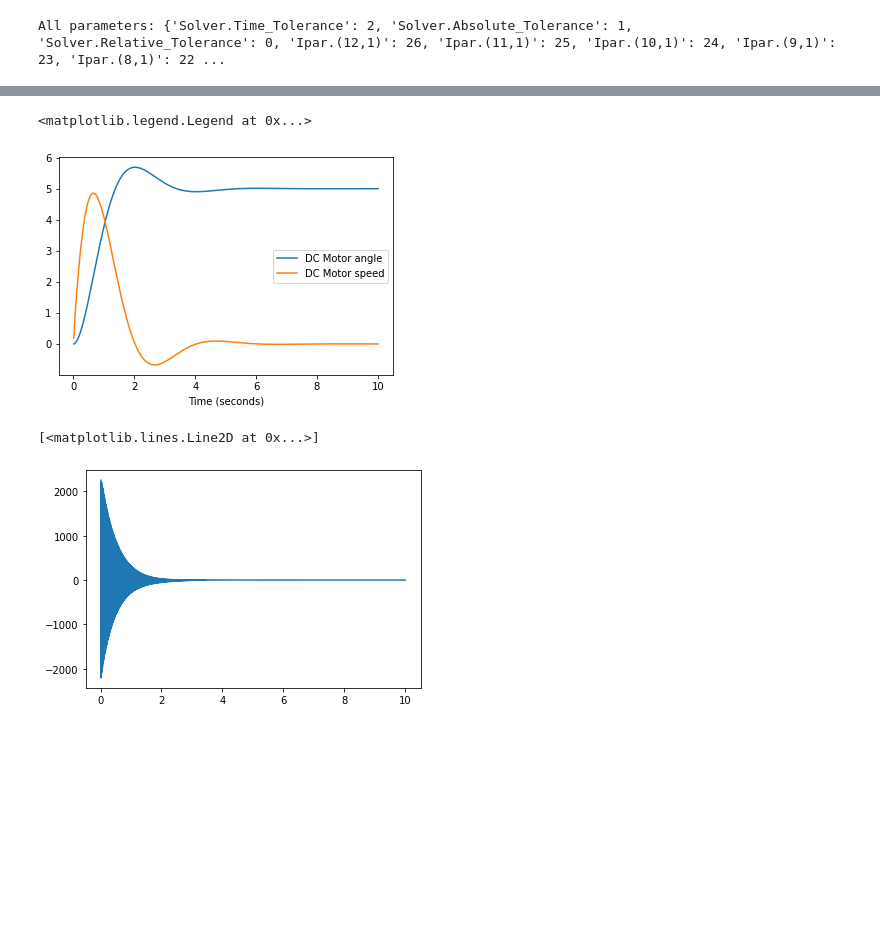
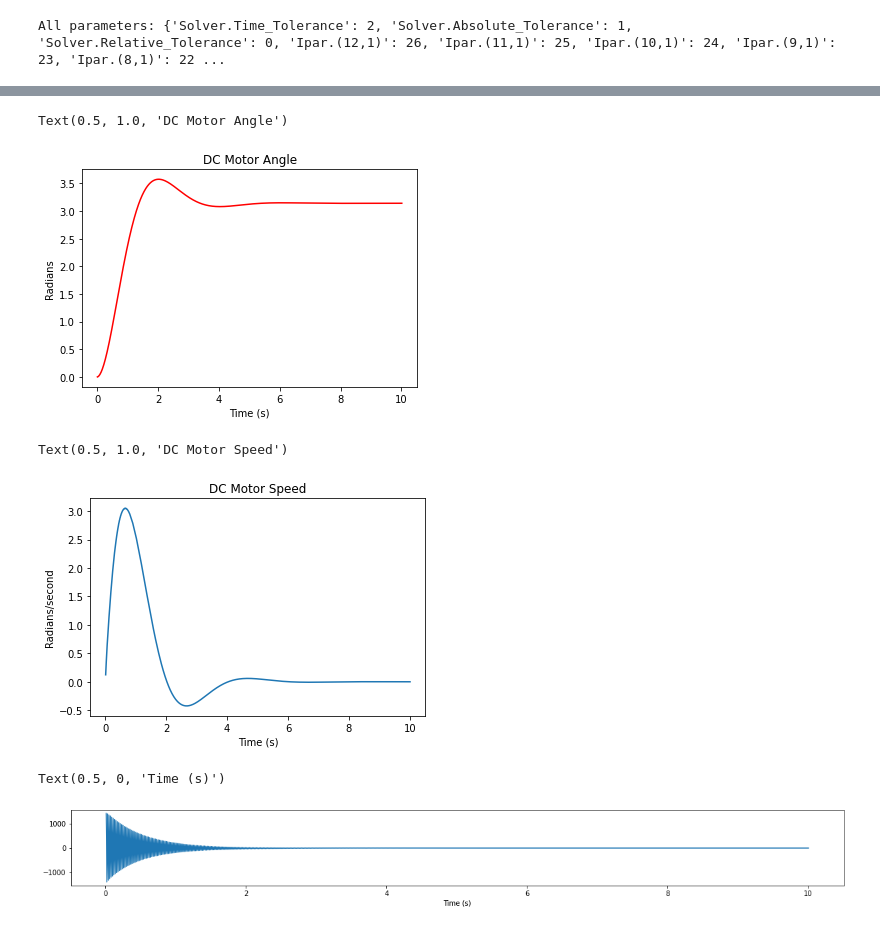
Before and after one commit to stpilks99/simulate-FMU-Lambda, a Jupyter notebook: InvokeLambdaSimulateFMU.ipynb, the cells around one changed output, grey strips where cells are left out. Cells and saved outputs as stored; diff of their text form; code cells hidden in the pictures; blank space fills up the shorter version.

Commit message:
added results and RTF plotting

```diff
--- a/InvokeLambdaSimulateFMU.ipynb
+++ b/InvokeLambdaSimulateFMU.ipynb
@@ -305,18 +393,31 @@ DiscreteController.fmu_2022_07_12_19_29_29_.csv
 
 [1001 rows x 5 columns]
 # %%
-plt.plot(df2['time'], df2['DCMotor_angle'], label="DC Motor angle")
-plt.plot(df2['time'], df2['DCMotot_speed'], label="DC Motor speed")
-plt.xlabel('Time (seconds)')
-plt.legend()
+plt.plot(df2['time'], df2['DCMotor_angle'], label="DC Motor angle", color="red")
+plt.xlabel('Time (s)')
+plt.ylabel('Radians')
+plt.title('DC Motor Angle')
+#plt.legend()
 # %% [output]
-<matplotlib.legend.Legend at 0x...>
+Text(0.5, 1.0, 'DC Motor Angle')
-[figure, old version]
+[figure, new version]
+# %%
+plt.plot(df2['time'], df2['DCMotot_speed'], label="DC Motor speed")
+plt.xlabel('Time (s)')
+plt.ylabel('Radians/second')
+plt.title('DC Motor Speed')
+# %% [output]
+Text(0.5, 1.0, 'DC Motor Speed')
+[figure, added]
 # %%
-plt.plot(df2['time'], df2['controller_output'])
+# plot controller output
+fig = plt.figure(figsize=(20, 2))
+ax = fig.add_subplot(111)
+ax.plot(df2['time'], df2['controller_output'])
+ax.set_xlabel('Time (s)')
 # %% [output]
-[<matplotlib.lines.Line2D at 0x...>]
+Text(0.5, 0, 'Time (s)')
-[figure, old version]
+[figure, new version]
 # %%
 # still need to plot RTF
 # thesis discussion
```
Also changed, not shown: parts of 41 cells of this notebook.
